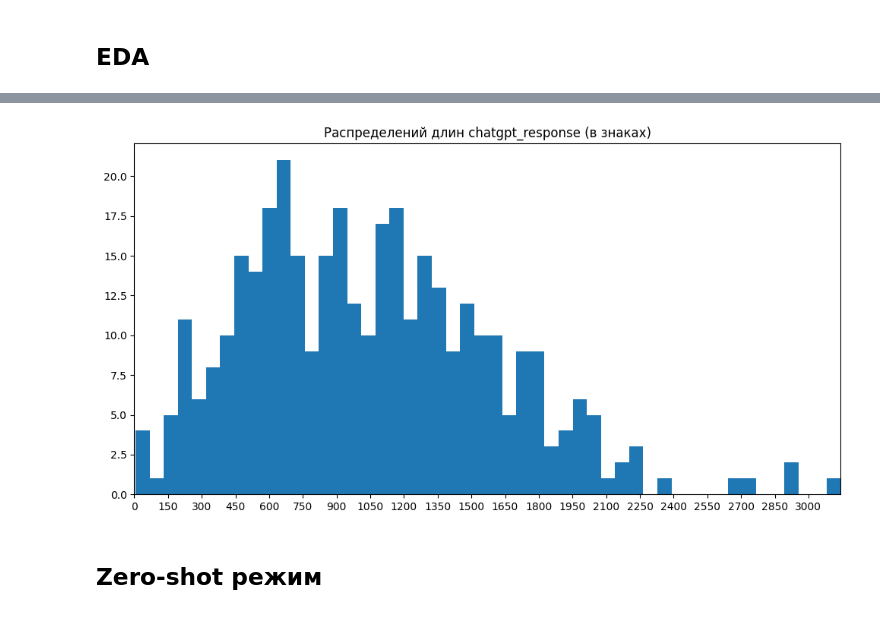
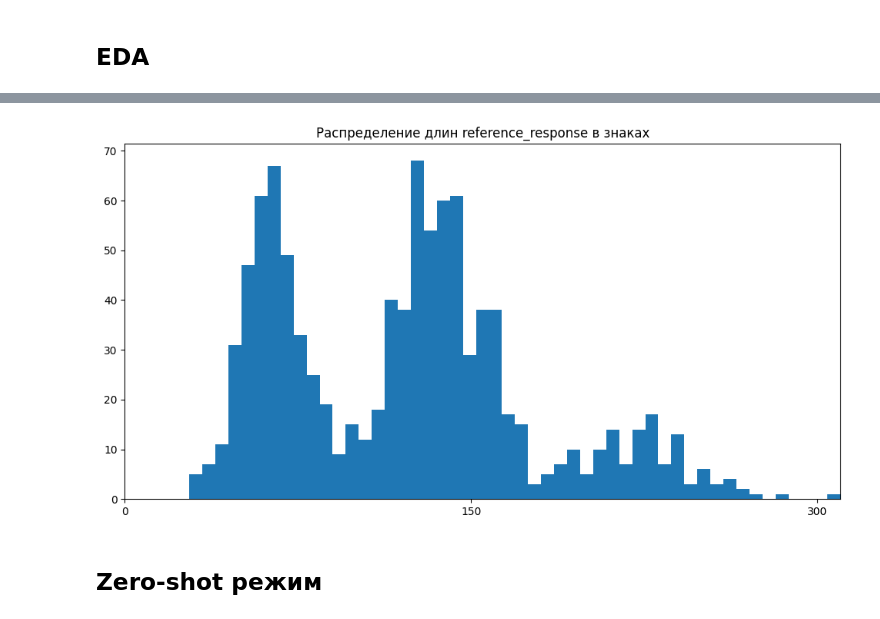
Before and after one commit to ivanVgusev/conversational-ai-and-llms, a Jupyter notebook: lab2_phrase_predictor/lab2.ipynb, the cells around one changed output, grey strips where cells are left out. Drawn from its saved outputs; the diff is of its cells as text; code cells hidden in the pictures.

```diff
--- a/lab2_phrase_predictor/lab2.ipynb
+++ b/lab2_phrase_predictor/lab2.ipynb
@@ -49,0 +53,15 @@ df.head()
+# %%
+CSV_PATH = "chatgpt_distillation_1000.csv"
+CSV_TRAIN_PATH = "chatgpt_distillation_1000_TRAIN.csv"
+CSV_TEST_PATH = "chatgpt_distillation_1000_TEST.csv"
+# %%
+df = pd.read_csv(CSV_PATH, index_col=False)
+
+df_train, df_test = train_test_split(
+    df,
+    test_size=0.2,
+    random_state=RANDOM_SEED,
+)
+
+df_train.to_csv(CSV_TRAIN_PATH, index=False)
+df_test.to_csv(CSV_TEST_PATH, index=False)
@@ -56,6 +99,6 @@ print(f"Всего {len(df)} пар")
 # %%
 human_chars_len = df["human_prompt"].apply(len).to_list()
-llm_chars_len = df["chatgpt_response"].apply(len).to_list()
+llm_chars_len = df["reference_response"].apply(len).to_list()
 # %%
 max_chars_len = max(human_chars_len + llm_chars_len)
 # %%
@@ -70,12 +113,12 @@ plt.show()
 # %%
 plt.figure(figsize=PLT_FIGSIZE)
-plt.title("Распределений длин chatgpt_response (в знаках)")
+plt.title("Распределение длин reference_response в знаках")
 plt.xlim(right=max_chars_len)
 plt.hist(llm_chars_len, bins=50)
 plt.xticks(range(0, max(llm_chars_len), 150))
 plt.show()
 # %% [output]
-[figure, old version]
+[figure, new version]
 # %% [markdown]
 ## Zero-shot режим
 # %% [markdown]
```
Also changed, not shown: parts of 50 cells of this notebook, 6 other files.
